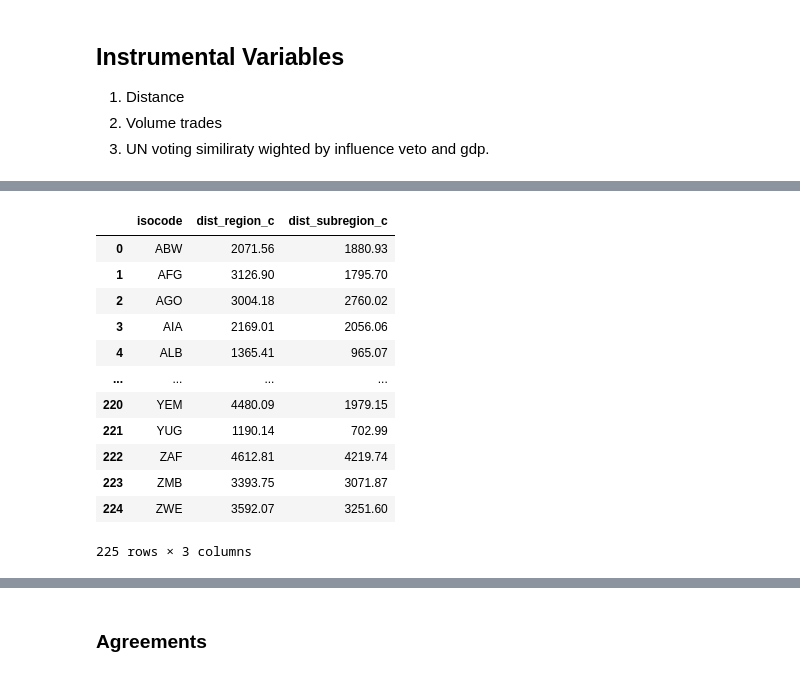
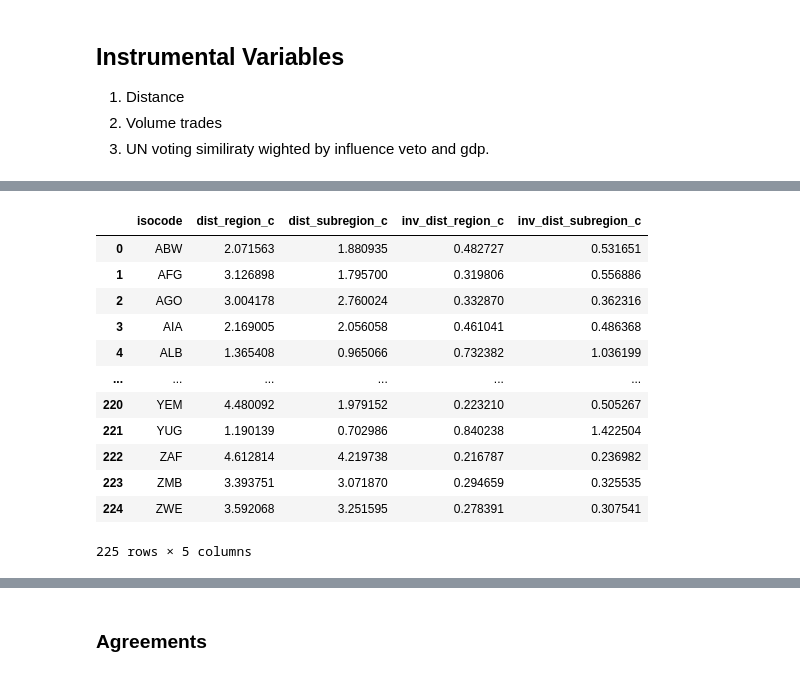
Before and after one commit to luciasauer/agreements_violence, a Jupyter notebook: src/1_data_generation/country_panel.ipynb, the cells around one changed output, grey strips where cells are left out. Cells and saved outputs as stored; diff of their text form; code cells hidden in the pictures.

```diff
--- a/src/1_data_generation/country_panel.ipynb
+++ b/src/1_data_generation/country_panel.ipynb
@@ -144,47 +151,51 @@ df_mix_2 = (
 )
 
 # merge everything and drop duplicates
 df_distance = (
     pd.concat([df_distance, df_ssd, df_mix, df_mix_2], ignore_index=True)
     .drop_duplicates(subset=["iso_o", "iso_d"])
     .reset_index(drop=True)
 )
 
 # 2. Add region and sub_region for isocode origin and destination
 #---------------------------------------------------------------
 isocodes_unique = isocodes[['isocode', 'region', 'sub_region']].dropna().drop_duplicates(subset=['isocode'])
 df_distance = df_distance.merge(isocodes_unique, left_on = 'iso_o', right_on = 'isocode', how = 'left').drop(columns = ['isocode']).rename(columns = {'region':'region_o', 'sub_region':'sub_region_o'})
 df_distance = df_distance.merge(isocodes_unique, left_on = 'iso_d', right_on = 'isocode', how = 'left').drop(columns = ['isocode']).rename(columns = {'region':'region_d', 'sub_region':'sub_region_d'})
 df_distance = df_distance.dropna(subset=['region_o', 'region_d', 'sub_region_o', 'sub_region_d']).reset_index(drop=True)
 
 # 3. Create conditional distance variables
 #---------------------------------------------------------------
 df_distance["dist_region_c"] = df_distance["dist"].where(df_distance["region_o"].eq(df_distance["region_d"]))
 df_distance["dist_subregion_c"] = df_distance["dist"].where(df_distance["sub_region_o"].eq(df_distance["sub_region_d"]))
 
 df_distance = df_distance.rename(columns={"iso_o": "isocode"})
 
 # 4. Aggregate to country level
 #---------------------------------------------------------------
 df_distance = (
     df_distance.groupby("isocode", as_index=False)[["dist_region_c", "dist_subregion_c"]]
-      .mean().round(2)
+      .mean()
 )
+df_distance['dist_region_c'] = df_distance['dist_region_c']/1000
+df_distance['dist_subregion_c'] = df_distance['dist_subregion_c']/1000
+df_distance['inv_dist_region_c'] = 1 / df_distance['dist_region_c']
+df_distance['inv_dist_subregion_c'] = 1 / df_distance['dist_subregion_c']
 df_distance
 # %% [output]
-|  | isocode | dist_region_c | dist_subregion_c |
-| 0 | ABW | 2071.56 | 1880.93 |
-| 1 | AFG | 3126.90 | 1795.70 |
-| 2 | AGO | 3004.18 | 2760.02 |
-| 3 | AIA | 2169.01 | 2056.06 |
-| 4 | ALB | 1365.41 | 965.07 |
-| ... | ... | ... | ... |
-| 220 | YEM | 4480.09 | 1979.15 |
-| 221 | YUG | 1190.14 | 702.99 |
-| 222 | ZAF | 4612.81 | 4219.74 |
-| 223 | ZMB | 3393.75 | 3071.87 |
-| 224 | ZWE | 3592.07 | 3251.60 |
+|  | isocode | dist_region_c | dist_subregion_c | inv_dist_region_c | inv_dist_subregion_c |
+| 0 | ABW | 2.071563 | 1.880935 | 0.482727 | 0.531651 |
+| 1 | AFG | 3.126898 | 1.795700 | 0.319806 | 0.556886 |
+| 2 | AGO | 3.004178 | 2.760024 | 0.332870 | 0.362316 |
+| 3 | AIA | 2.169005 | 2.056058 | 0.461041 | 0.486368 |
+| 4 | ALB | 1.365408 | 0.965066 | 0.732382 | 1.036199 |
+| ... | ... | ... | ... | ... | ... |
+| 220 | YEM | 4.480092 | 1.979152 | 0.223210 | 0.505267 |
+| 221 | YUG | 1.190139 | 0.702986 | 0.840238 | 1.422504 |
+| 222 | ZAF | 4.612814 | 4.219738 | 0.216787 | 0.236982 |
+| 223 | ZMB | 3.393751 | 3.071870 | 0.294659 | 0.325535 |
+| 224 | ZWE | 3.592068 | 3.251595 | 0.278391 | 0.307541 |
-225 rows × 3 columns
+225 rows × 5 columns
 # %% [markdown]
 ### **Volume traded**
 ---
```
Also changed, not shown: parts of 17 cells of this notebook, 6 other files.
